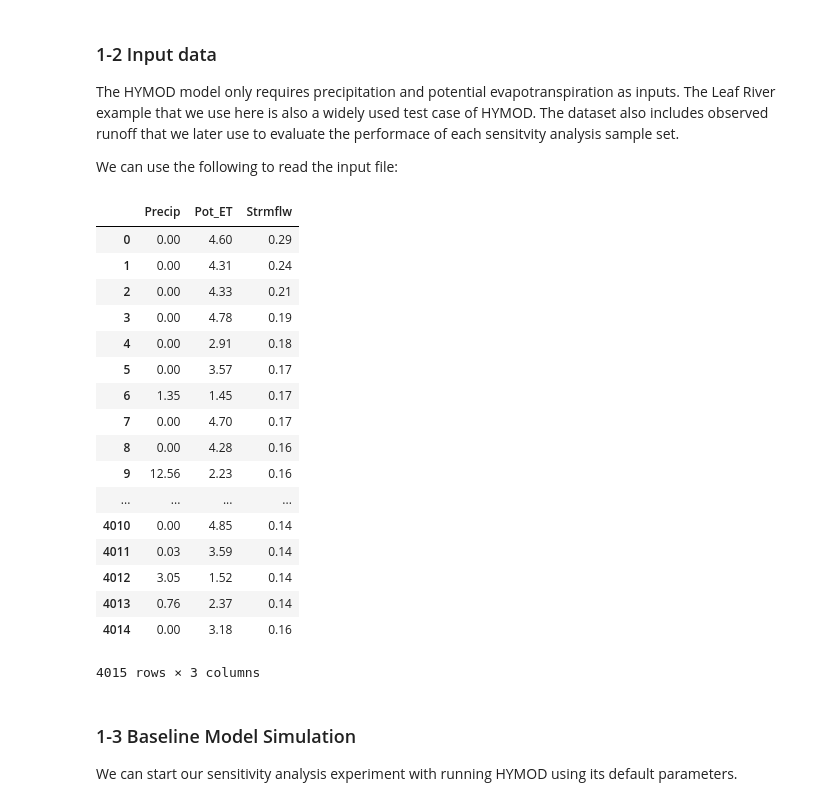
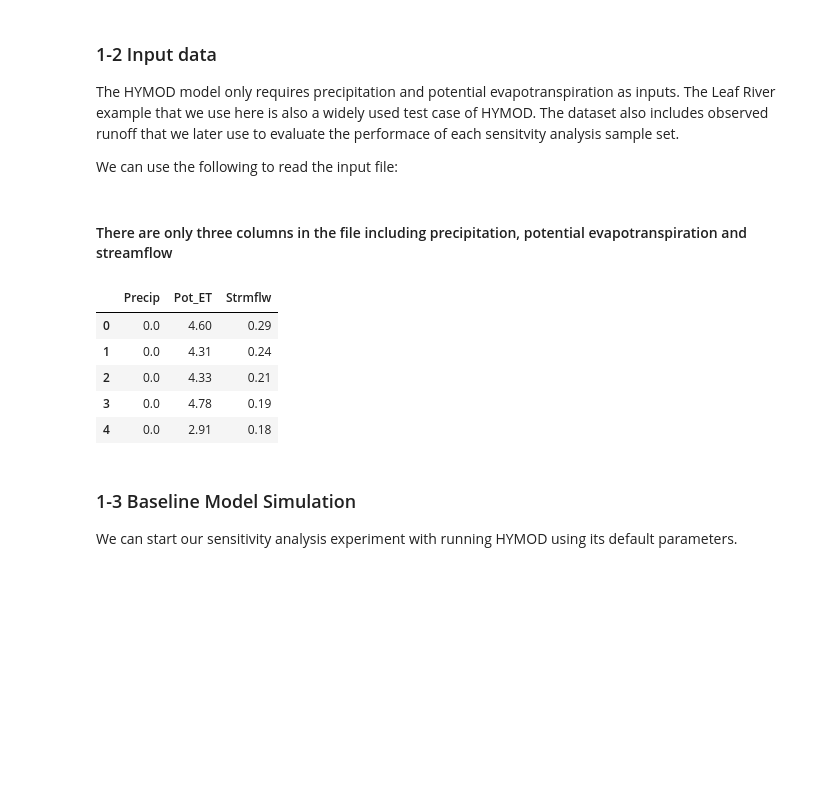
Before and after one commit to IMMM-SFA/msd_uncertainty_ebook, a Jupyter notebook: notebooks/hymod.ipynb, the cells around one changed output. Saved outputs shown, nothing was run; the diff lists cells and outputs as text; code cells hidden in the pictures; blank space fills up the shorter version.

Commit message:
update hymod tutorial

```diff
--- a/notebooks/hymod.ipynb
+++ b/notebooks/hymod.ipynb
@@ -70,32 +73,20 @@ import math
 # %%
 # Here we load the HYMOD input file
-
-leaf_data = pd.read_csv('LeafCatch.csv', sep=',')
+leaf_data = msdbook.load_hymod_input_file()
 
 # Extract the first eleven years of data
 leaf_data = leaf_data.iloc[0:4015]
-# There are only three columns in the file including precipitation, potential evapotranspiration and  streamflow
+# %% [markdown]
+#### There are only three columns in the file including precipitation, potential evapotranspiration and  streamflow
 # %%
-leaf_data
+leaf_data.head()
 # %% [output]
 |  | Precip | Pot_ET | Strmflw |
-| 0 | 0.00 | 4.60 | 0.29 |
-| 1 | 0.00 | 4.31 | 0.24 |
-| 2 | 0.00 | 4.33 | 0.21 |
-| 3 | 0.00 | 4.78 | 0.19 |
-| 4 | 0.00 | 2.91 | 0.18 |
-| 5 | 0.00 | 3.57 | 0.17 |
-| 6 | 1.35 | 1.45 | 0.17 |
-| 7 | 0.00 | 4.70 | 0.17 |
-| 8 | 0.00 | 4.28 | 0.16 |
-| 9 | 12.56 | 2.23 | 0.16 |
-| ... | ... | ... | ... |
-| 4010 | 0.00 | 4.85 | 0.14 |
-| 4011 | 0.03 | 3.59 | 0.14 |
-| 4012 | 3.05 | 1.52 | 0.14 |
-| 4013 | 0.76 | 2.37 | 0.14 |
-| 4014 | 0.00 | 3.18 | 0.16 |
+| 0 | 0.0 | 4.60 | 0.29 |
+| 1 | 0.0 | 4.31 | 0.24 |
+| 2 | 0.0 | 4.33 | 0.21 |
+| 3 | 0.0 | 4.78 | 0.19 |
+| 4 | 0.0 | 2.91 | 0.18 |
-4015 rows × 3 columns
 # %% [markdown]
 ### 1-3 Baseline Model Simulation
 
```
Also changed, not shown: parts of 18 cells of this notebook, 4 other files.
